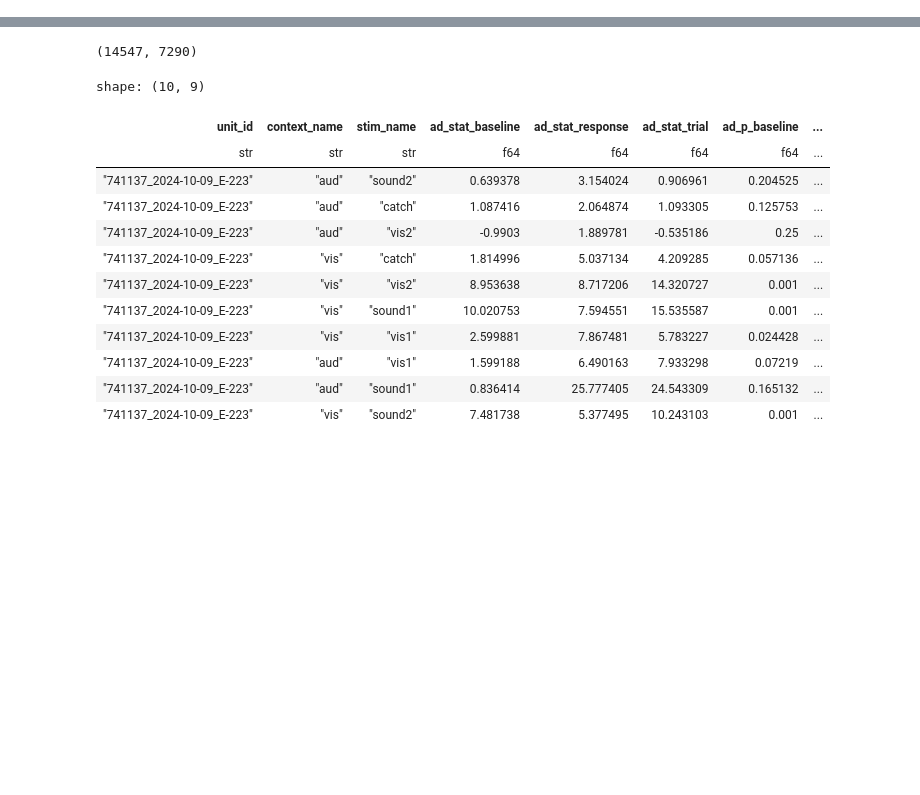
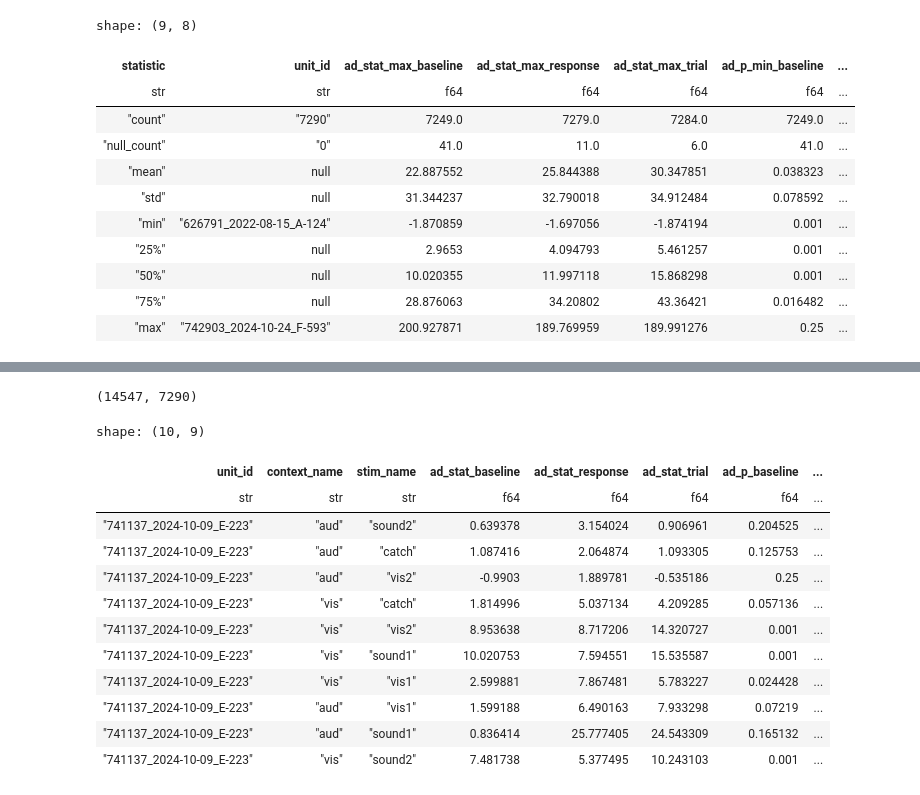
Before and after one commit to AllenNeuralDynamics/dynamic-routing-unit-drift-qc-dashboard, a Jupyter notebook: notebooks/ad_test.ipynb, the cells around one changed output, grey strips where cells are left out. Saved outputs shown, nothing was run; the diff lists cells and outputs as text; code cells hidden in the pictures; blank space fills up the shorter version.

```diff
--- a/notebooks/ad_test.ipynb
+++ b/notebooks/ad_test.ipynb
@@ -108,2 +234,17 @@ max_min_df
+# %%
+max_min_df.describe()
+# %% [output]
+shape: (9, 8)
+| statistic | unit_id | ad_stat_max_baseline | ad_stat_max_response | ad_stat_max_trial | ad_p_min_baseline | ... |
+| str | str | f64 | f64 | f64 | f64 | ... |
+| "count" | "7290" | 7249.0 | 7279.0 | 7284.0 | 7249.0 | ... |
+| "null_count" | "0" | 41.0 | 11.0 | 6.0 | 41.0 | ... |
+| "mean" | null | 22.887552 | 25.844388 | 30.347851 | 0.038323 | ... |
+| "std" | null | 31.344237 | 32.790018 | 34.912484 | 0.078592 | ... |
+| "min" | "626791_2022-08-15_A-124" | -1.870859 | -1.697056 | -1.874194 | 0.001 | ... |
+| "25%" | null | 2.9653 | 4.094793 | 5.461257 | 0.001 | ... |
+| "50%" | null | 10.020355 | 11.997118 | 15.868298 | 0.001 | ... |
+| "75%" | null | 28.876063 | 34.20802 | 43.36421 | 0.016482 | ... |
+| "max" | "742903_2024-10-24_F-593" | 200.927871 | 189.769959 | 189.991276 | 0.25 | ... |
 # %%
 len(result_df), len(max_min_df)
```
Also changed, not shown: parts of 9 cells of this notebook.
